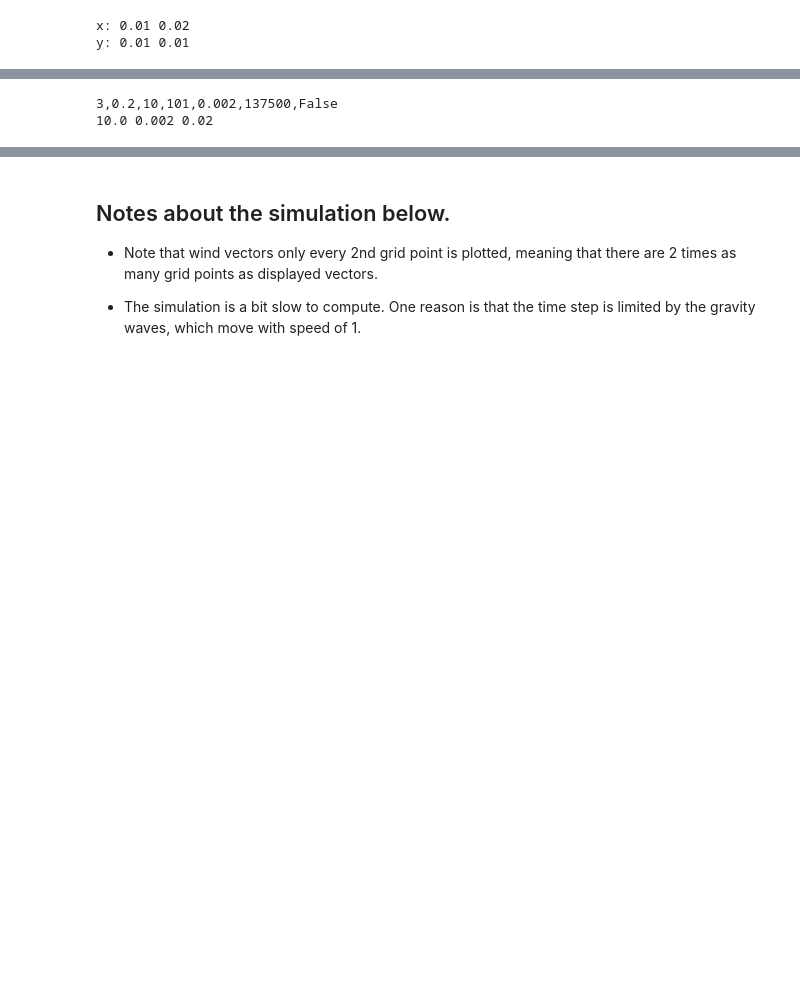
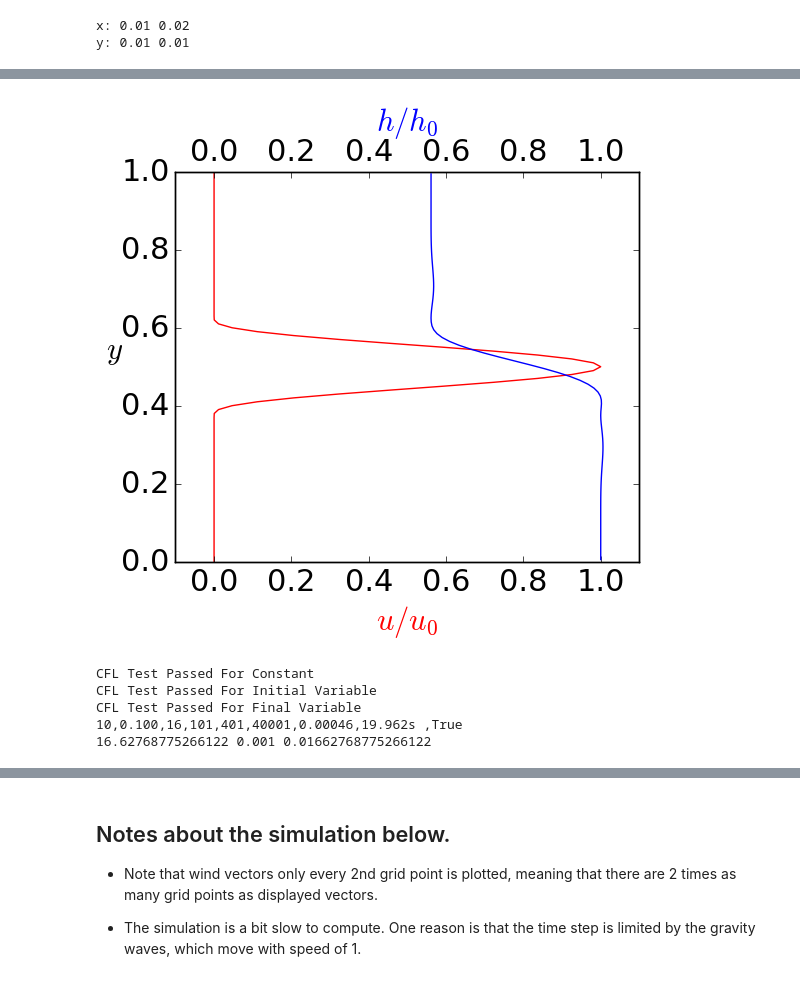
Before and after one commit to Mole45/MMet_Project, a Jupyter notebook: Project-ShallowWater2D.ipynb, the cells around one changed output, grey strips where cells are left out. Saved outputs shown, nothing was run; the diff lists cells and outputs as text; code cells hidden in the pictures; blank space fills up the shorter version.

```diff
--- a/Project-ShallowWater2D.ipynb
+++ b/Project-ShallowWater2D.ipynb
@@ -385,2 +440,16 @@ plt.savefig('initialuh.png')
+# %%
+quick2,simpleb3 = plt.subplots(figsize=(6,6))
+simpleb3.plot(ui[:,200]/uo,yu[:,200],'r-')
+simpleb3.set_xlabel('$u/u_0$',color='r')
+simpleb3.set_ylabel('$y$',rotation=360)
+simpleb4 = simpleb3.twiny()
+simpleb4.plot(hip[:,200]/ho,yp[:,200],'b-')
+simpleb4.set_xlabel('$h/h_0$',color='b')
+simpleb3.set_xlim(-0.1,1.1)
+simpleb4.set_xlim(-0.1,1.1)
+plt.tight_layout()
+plt.savefig('initialuhSquare'+fnamestr+'.png')
+# %% [output]
+[figure, added]
 # %%
 # needed for contour plots of h in the animation:
@@ -398,40 +467,59 @@ vd = 2 # vector skip (vd=1 plots all arrows)
 speedmax = 0.05 # anticipated maximum speed
 # %%
 #fcoriolis = 1
-fcoriolis = yu[1,1] + beta*yu[:,:]
-cphase = 1.
-u_est = 0.6
-dtlim = 0.2 # fraction of a grid space a wave is allowed to travel in one time unit CHANGE THIS TO CHANGE dt AND dti
-dt = (dtlim *dx)/max(cphase,u_est)
+fcoriolis = beta*yu[:,:]
+speedmax = 1.
+cfl = .1 #Anything over .34 blows up, .34 is pushing the limit of stability - determined experimentally when speedmax=1
+dt = cfl*dx/speedmax
+#cphase = 1.
+#u_est = .6
+#dtlim = .3 # fraction of a grid space a wave is allowed to travel in one time unit CHANGE THIS TO CHANGE dt - "Courant Number"
+#dt = (dtlim *dx)/max(cphase,u_est,max(ui[:,200]))
 #dt = dtlim *dx # because wave speed is 1
 
-fdt_crit = 0.5 #determined by experimentation, crit value when dtlim = 0.2
+#courant = (max(cphase,u_est,max(ui[:,200]))*dt)/dx + (max(cphase,u_est,max(ui[:,200]))*dt)/dy
+#print(courant)
 
-dt = min(fdt_crit/beta,dt) #force fdt <= fdt_crit
+#fdt_crit = 0.5 #determined by experimentation, crit value when dtlim = 0.2
 
-tstop = 275 # stop when t>tstop
-dplot =  5 # time increment between plots
+#dt = min(fdt_crit/beta,dt) #force fdt <= fdt_crit
+
+dplot =  .1 # time increment between plots
 
 #Variable Stepping
-nsteps = int(tstop / dt)
-mult = 2 #lambda^nsteps
+nsteps = int(tstop / dt)+1
+mult = 4 #lambda^nsteps
 c = mult**(1/nsteps)
 dti = tstop*((c-1)/(mult-1))
+maxdt = dti*c**(nsteps-1)
 
-aborder = 3 # Adams-Bashforth order: 1, 2 or 3 [Set to 10 for Forwards-Backwards]
-varStep = True
+if aborder == 10:
+    maxCFL=0.51
+elif aborder == 3:
+    maxCFL=0.34
+if speedmax*dt/dx <= maxCFL: print("CFL Test Passed For Constant")
+else: print("CFL Test FAILED For Constant")
+if speedmax*dti/dx <= maxCFL: print("CFL Test Passed For Initial Variable")
+else: print("CFL Test FAILED For Initial Variable")
+if speedmax*maxdt/dx <= maxCFL: print("CFL Test Passed For Final Variable")
+else: print("CFL Test FAILED For Final Variable")
+
 if aborder != 10:
     varStep = False
-if aborder == 3:
-    expt = '%d,%2.1f,%d,%d,%.3f,%d' % (aborder, dtlim, beta, Ny, dt, nsteps) + ',' +str(varStep)
-elif aborder == 10:
-    if varStep:
-        expt = '%d,%2.1f,%d,%d,%.3f,%d' % (aborder, dtlim, beta, Ny, dti, nsteps) + ',' +str(varStep)
-    else:
-        expt = '%d,%2.1f,%d,%d,%.3f,%d' % (aborder, dtlim, beta, Ny, dt, nsteps) + ',' +str(varStep)
+if aborder == 3 and highres:
+    expt = '%d,%.3f,%d,%d,%d,%d,%.6f,%.3f' % (aborder, cfl, beta, Ny, Nx, nsteps, dt, dt*t_scale*24*60*60) + 's ,' +str(varStep)
+elif aborder == 3 and not highres:
+    expt = '%d,%.3f,%d,%d,%d,%d,%.5f,%.3f' % (aborder, cfl, beta, Ny, Nx, nsteps, dt, dt*t_scale*24*60*60) + 's ,' +str(varStep)
+elif aborder == 10 and varStep:
+    expt = '%d,%.3f,%d,%d,%d,%d,%.5f,%.3f' % (aborder, cfl, beta, Ny, Nx, nsteps, dti, dti*t_scale*24*60*60) + 's ,' +str(varStep)
+elif aborder == 10 and not varStep:
+    expt = '%d,%.3f,%d,%d,%d,%d,%.5f,%.3f' % (aborder, cfl, beta, Ny, Nx, nsteps, dt, dt*t_scale*24*60*60) + 's ,' +str(varStep)
 print(expt)
 print(beta,dt,dt*beta)
 # %% [output]
-3,0.2,10,101,0.002,137500,False
-10.0 0.002 0.02
+CFL Test Passed For Constant
+CFL Test Passed For Initial Variable
+CFL Test Passed For Final Variable
+10,0.100,16,101,401,40001,0.00046,19.962s ,True
+16.62768775266122 0.001 0.01662768775266122
 # %%
```
Also changed, not shown: parts of 36 cells of this notebook.
